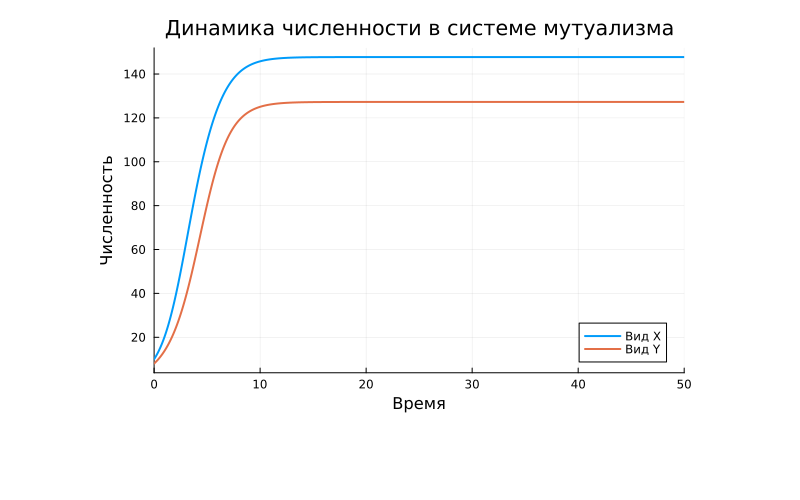
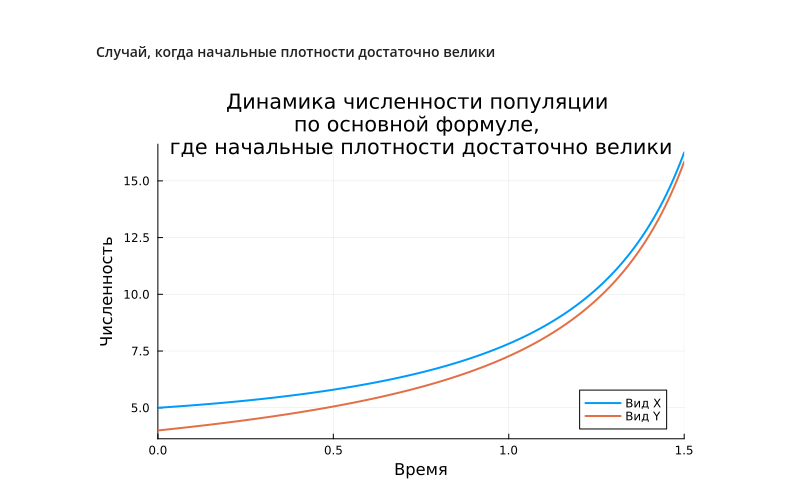
Before and after one commit to UAlina/population_model, a Jupyter notebook: mutualism.ipynb, the cells around one changed output. Saved outputs shown, nothing was run; the diff lists cells and outputs as text; code cells hidden in the pictures; blank space fills up the shorter version.

```diff
--- a/mutualism.ipynb
+++ b/mutualism.ipynb
@@ -4,9 +6,9 @@ using Plots
 # %%
-function mutualism!(du, u, p, t)
+function mutualism_1!(du, u, p, t)
     X, Y = u
-    r1, r2, K1, K2, alpha, beta = p
+    c1, c2, p1, p2 = p
 
-    du[1] = r1 * X * (1 - (X / K1) + alpha * (Y / K2))
-    du[2] = r2 * Y * (1 - (Y / K2) + beta * (X / K1))
+    du[1] = -c1*X + p1*X*Y
+    du[2] = -c2*Y + p2*X*Y
 end
 # %% [output]
@@ -55,10 +16,22 @@ t: 98-element Vector{Float64}:
-# %%
-plt1 = plot(sol,
-           linewidth=2,
-           xlabel="Время",
-           ylabel="Численность",
-           label=["Вид X" "Вид Y"],
-           title="Динамика численности в системе мутуализма",
-           legend=:bottomright)
-# %% [output]
-[figure, removed]
+# %% [markdown]
+#### Случай, когда начальные плотности достаточно велики
+# %%
+X_0 = 5.0
+Y_0 = 4.0
+time = (0.0, 1.5)
+params = [0.6, 0.6, 0.2, 0.2]
+
+prob = ODEProblem(mutualism_1!, [X_0, Y_0], time, params)
+sol = solve(prob, Tsit5(), reltol=1e-8, abstol=1e-8)
+
+plt1 = plot(sol,
+            linewidth=2,
+            xlabel="Время",
+            ylabel="Численность",
+            label=["Вид X" "Вид Y"],
+            title="Динамика численности популяции \nпо основной формуле, \nгде начальные плотности достаточно велики",
+            legend=:bottomright)
+
+# savefig(plt1, "image/mutualism_1_1.png")
+# %% [output]
+[figure, added]
```
Also changed, not shown: parts of 18 cells of this notebook, 20 other files.
